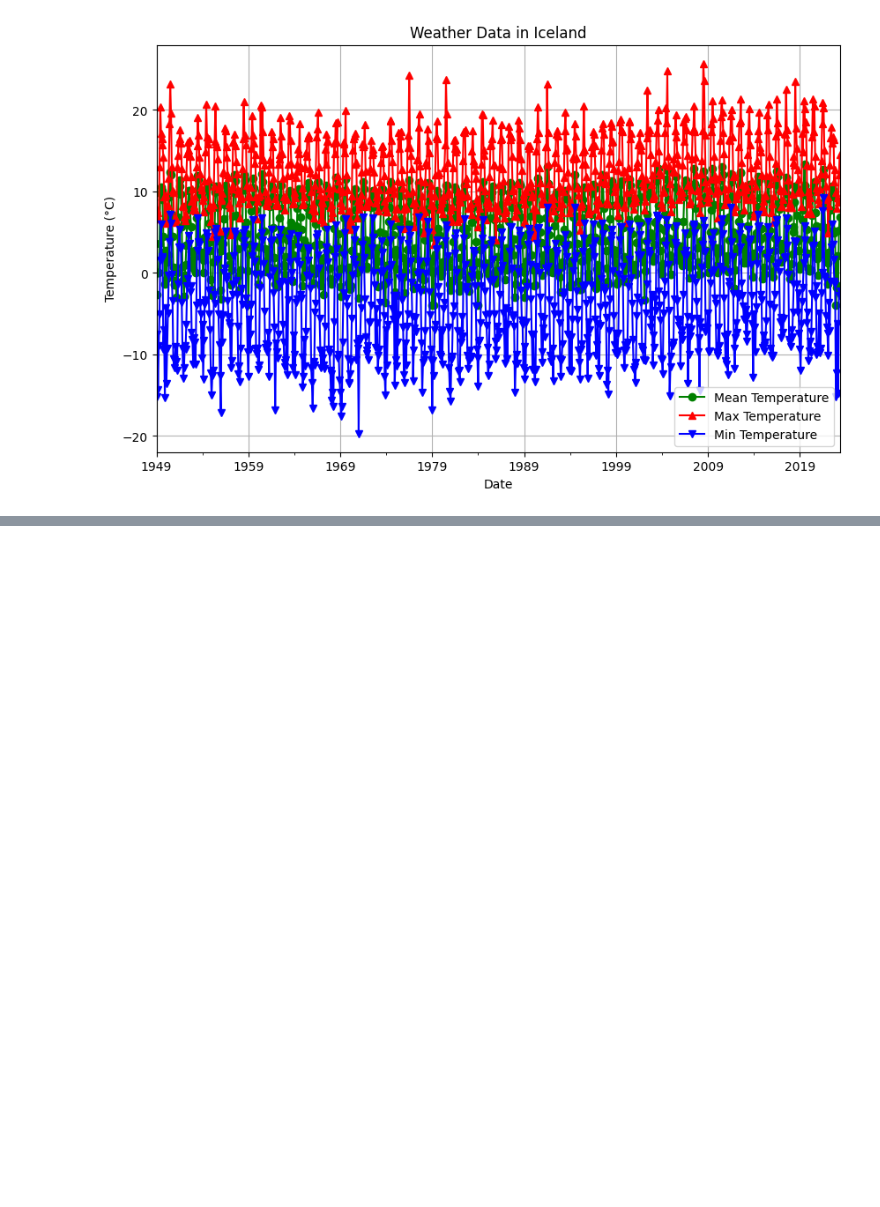
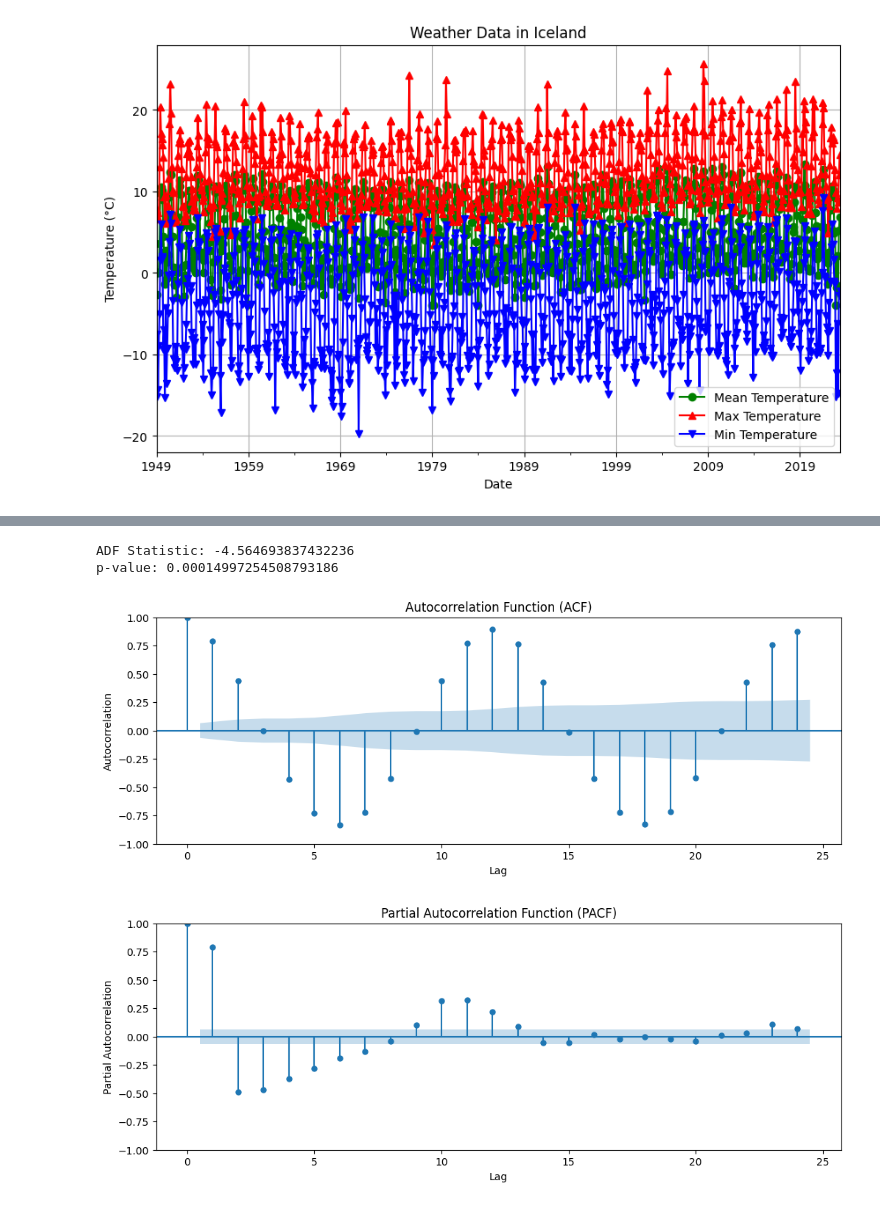
Before and after one commit to falurg/Portfolio, a Jupyter notebook: Iceland Weather Data/weather_data.ipynb, the cells around one changed output, grey strips where cells are left out. Drawn from its saved outputs; the diff is of its cells as text; code cells hidden in the pictures; blank space fills up the shorter version.

```diff
--- a/Iceland Weather Data/weather_data.ipynb
+++ b/Iceland Weather Data/weather_data.ipynb
@@ -113,0 +114,27 @@ df.to_csv('weather_data.csv')
+# %%
+# Check stationarity using the Augmented Dickey-Fuller test
+adf_result = adfuller(df['mean_temp'])
+adf_statistic = adf_result[0]
+p_value = adf_result[1]
+print("ADF Statistic:", adf_statistic)
+print("p-value:", p_value)
+
+# Plot ACF and PACF
+fig, ax = plt.subplots(figsize=(12, 4))
+plot_acf(df['mean_temp'], ax=ax, lags=24)
+plt.xlabel('Lag')
+plt.ylabel('Autocorrelation')
+plt.title('Autocorrelation Function (ACF)')
+plt.show()
+
+fig, ax = plt.subplots(figsize=(12, 4))
+plot_pacf(df['mean_temp'], ax=ax, lags=24)
+plt.xlabel('Lag')
+plt.ylabel('Partial Autocorrelation')
+plt.title('Partial Autocorrelation Function (PACF)')
+plt.show()
+# %% [output]
+ADF Statistic: -4.564693837432236
+p-value: 0.00014997254508793186
+[figure, added]
+[figure, added]
```
Also changed, not shown: parts of 33 cells of this notebook.
